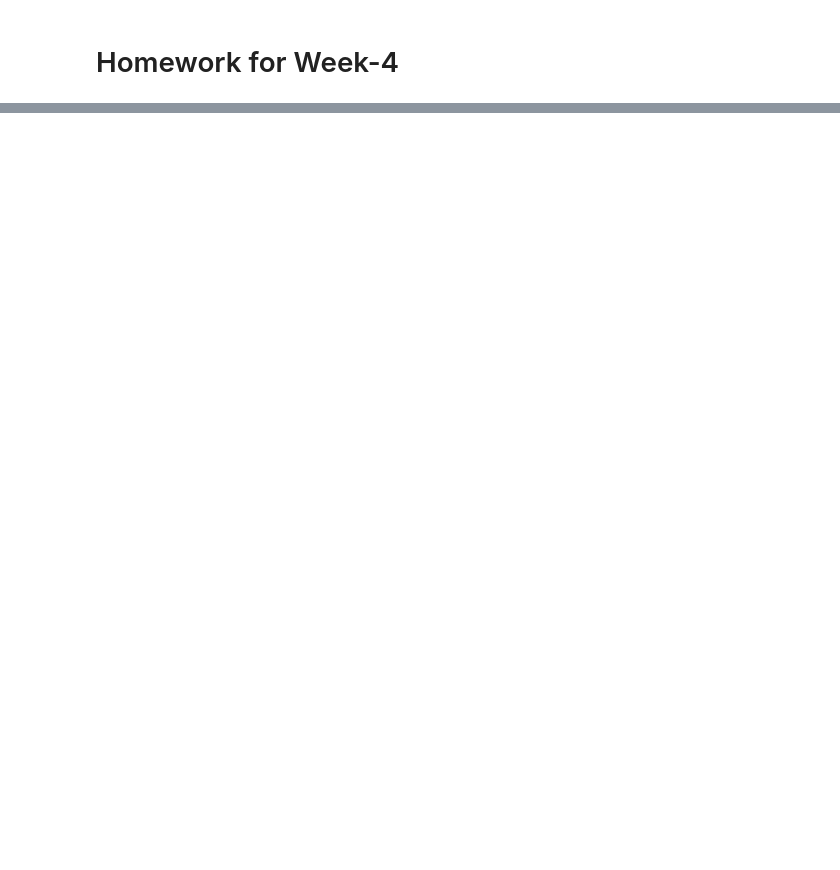
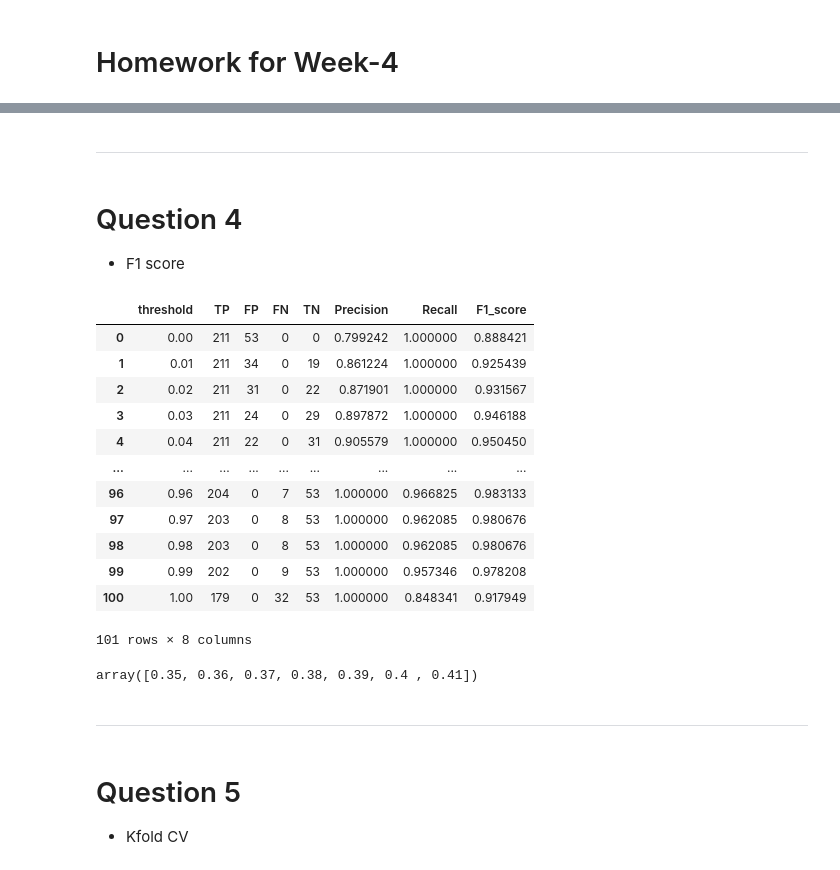
Before and after one commit to tummala-hareesh/ml_zoomcamp_ht, a Jupyter notebook: ipynb/04_homework.ipynb, the cells around one changed output, grey strips where cells are left out. Drawn from its saved outputs; the diff is of its cells as text; code cells hidden in the pictures; blank space fills up the shorter version.

```diff
--- a/ipynb/04_homework.ipynb
+++ b/ipynb/04_homework.ipynb
@@ -2,0 +290,33 @@
+# %% [markdown]
+***
+# %% [markdown]
+# Question 4
+- F1 score
+# %%
+# F1 score
+df_scores['F1_score'] = 2. * (df_scores.Precision * df_scores.Recall / (df_scores.Precision + df_scores.Recall))
+df_scores
+# %% [output]
+|  | threshold | TP | FP | FN | TN | Precision | Recall | F1_score |
+| 0 | 0.00 | 211 | 53 | 0 | 0 | 0.799242 | 1.000000 | 0.888421 |
+| 1 | 0.01 | 211 | 34 | 0 | 19 | 0.861224 | 1.000000 | 0.925439 |
+| 2 | 0.02 | 211 | 31 | 0 | 22 | 0.871901 | 1.000000 | 0.931567 |
+| 3 | 0.03 | 211 | 24 | 0 | 29 | 0.897872 | 1.000000 | 0.946188 |
+| 4 | 0.04 | 211 | 22 | 0 | 31 | 0.905579 | 1.000000 | 0.950450 |
+| ... | ... | ... | ... | ... | ... | ... | ... | ... |
+| 96 | 0.96 | 204 | 0 | 7 | 53 | 1.000000 | 0.966825 | 0.983133 |
+| 97 | 0.97 | 203 | 0 | 8 | 53 | 1.000000 | 0.962085 | 0.980676 |
+| 98 | 0.98 | 203 | 0 | 8 | 53 | 1.000000 | 0.962085 | 0.980676 |
+| 99 | 0.99 | 202 | 0 | 9 | 53 | 1.000000 | 0.957346 | 0.978208 |
+| 100 | 1.00 | 179 | 0 | 32 | 53 | 1.000000 | 0.848341 | 0.917949 |
+101 rows × 8 columns
+# %%
+# Max F1 scores for thresholds
+df_scores[df_scores['F1_score'] == df_scores['F1_score'].max()].threshold.values
+# %% [output]
+array([0.35, 0.36, 0.37, 0.38, 0.39, 0.4 , 0.41])
+# %% [markdown]
+***
+# %% [markdown]
+# Question 5
+- Kfold CV
```
Also changed, not shown: parts of 43 cells of this notebook.
